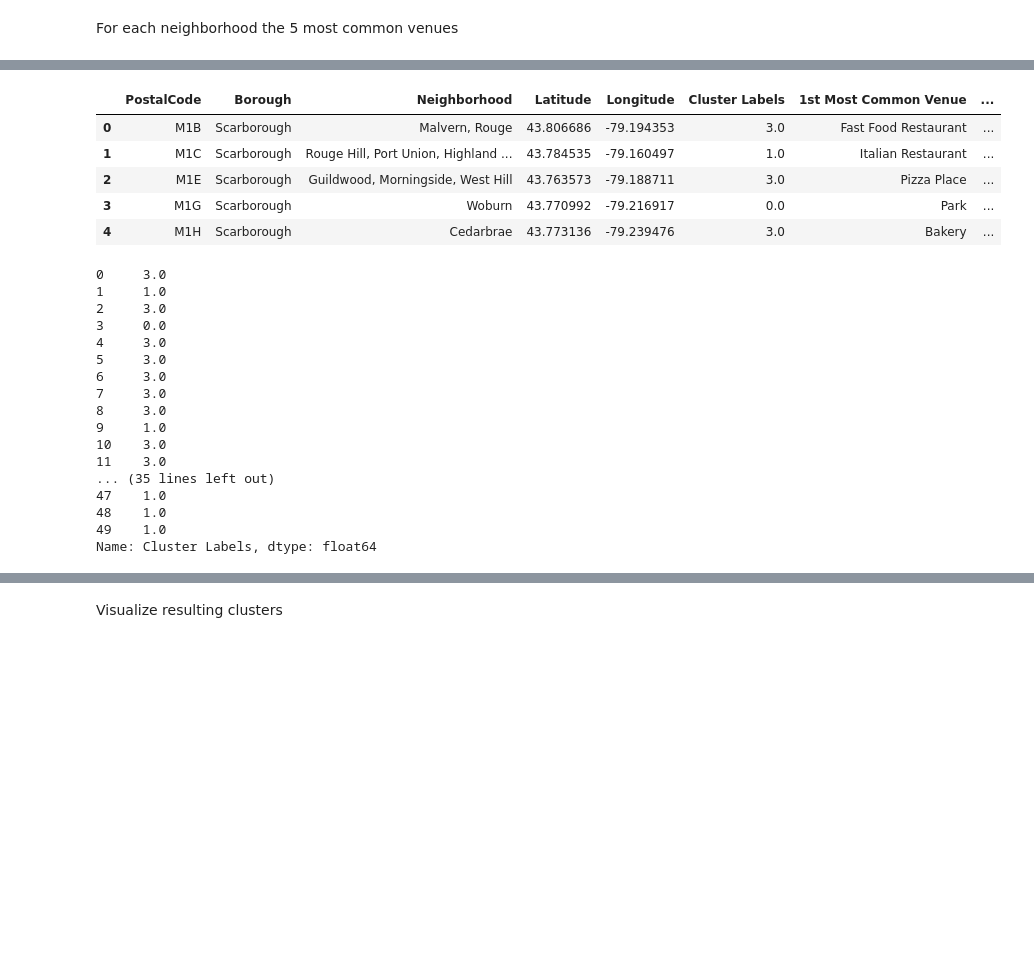
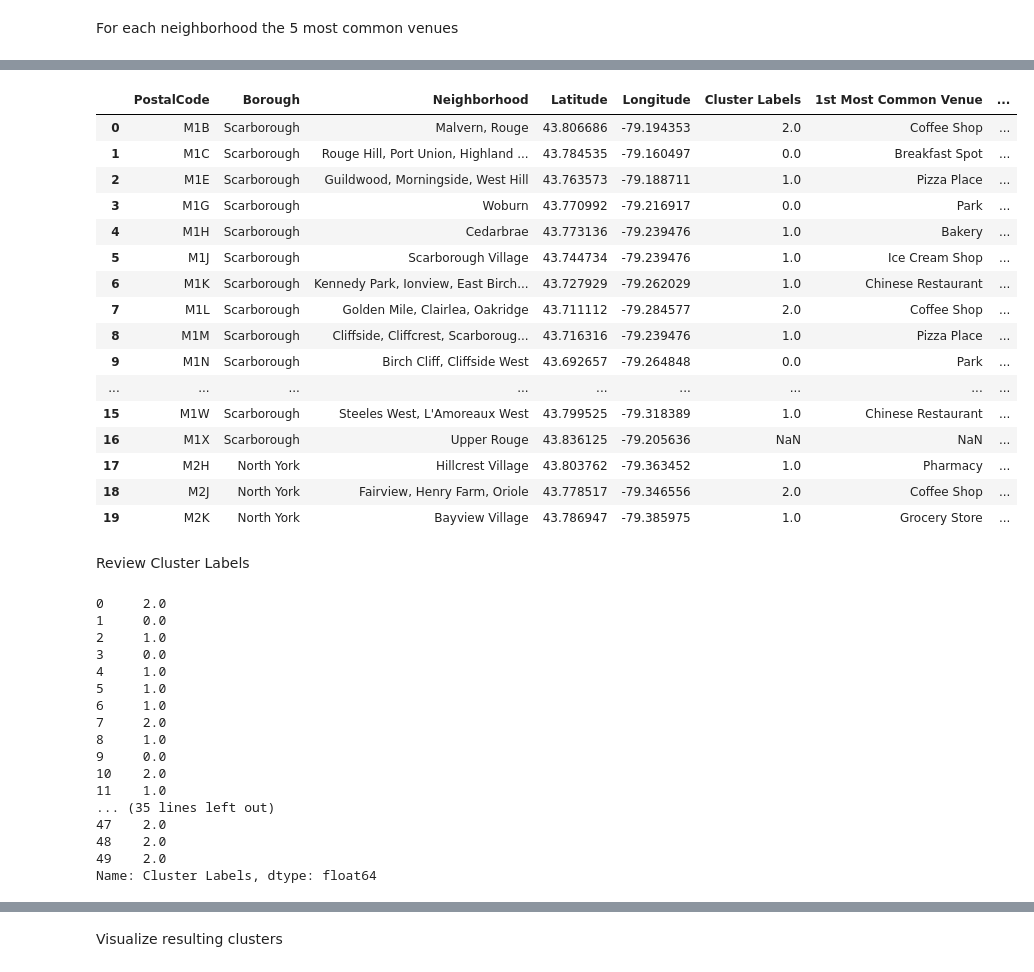
Before and after one commit to wanga-dev/Coursera_Capstone, a Jupyter notebook: Segmenting & Clustering Toronto Neighborhoods.ipynb, the cells around one changed output, grey strips where cells are left out. Cells and saved outputs as stored; diff of their text form; code cells hidden in the pictures; blank space fills up the shorter version.

```diff
--- a/Segmenting & Clustering Toronto Neighborhoods.ipynb
+++ b/Segmenting & Clustering Toronto Neighborhoods.ipynb
@@ -618,5 +626,5 @@ create the new dataframe and display the top 10 venues for each neighborhood.
 # %%
-num_top_venues = 10
+num_top_venues = 5
 
 indicators = ['st', 'nd', 'rd']
 
@@ -661,39 +669,52 @@ array([3, 3, 3, 3, 1, 1, 1, 1, 1, 3], dtype=int32)
 # %%
 # add clustering labels
 neighborhoods_venues_sorted.insert(0, 'Cluster Labels', kmeans.labels_)
 
 toronto_merged = df_merged
 
 # merge toronto_grouped with df_merged to add latitude/longitude for each neighborhood
 toronto_merged = toronto_merged.join(neighborhoods_venues_sorted.set_index('Neighborhood'), on='Neighborhood')
 
 
-toronto_merged.head() # check the last columns!
+toronto_merged.head(20) # check the last columns!
 # %% [output]
 |  | PostalCode | Borough | Neighborhood | Latitude | Longitude | Cluster Labels | 1st Most Common Venue | ... |
-| 0 | M1B | Scarborough | Malvern, Rouge | 43.806686 | -79.194353 | 3.0 | Fast Food Restaurant | ... |
-| 1 | M1C | Scarborough | Rouge Hill, Port Union, Highland ... | 43.784535 | -79.160497 | 1.0 | Italian Restaurant | ... |
-| 2 | M1E | Scarborough | Guildwood, Morningside, West Hill | 43.763573 | -79.188711 | 3.0 | Pizza Place | ... |
+| 0 | M1B | Scarborough | Malvern, Rouge | 43.806686 | -79.194353 | 2.0 | Coffee Shop | ... |
+| 1 | M1C | Scarborough | Rouge Hill, Port Union, Highland ... | 43.784535 | -79.160497 | 0.0 | Breakfast Spot | ... |
+| 2 | M1E | Scarborough | Guildwood, Morningside, West Hill | 43.763573 | -79.188711 | 1.0 | Pizza Place | ... |
 | 3 | M1G | Scarborough | Woburn | 43.770992 | -79.216917 | 0.0 | Park | ... |
-| 4 | M1H | Scarborough | Cedarbrae | 43.773136 | -79.239476 | 3.0 | Bakery | ... |
+| 4 | M1H | Scarborough | Cedarbrae | 43.773136 | -79.239476 | 1.0 | Bakery | ... |
+| 5 | M1J | Scarborough | Scarborough Village | 43.744734 | -79.239476 | 1.0 | Ice Cream Shop | ... |
+| 6 | M1K | Scarborough | Kennedy Park, Ionview, East Birch... | 43.727929 | -79.262029 | 1.0 | Chinese Restaurant | ... |
+| 7 | M1L | Scarborough | Golden Mile, Clairlea, Oakridge | 43.711112 | -79.284577 | 2.0 | Coffee Shop | ... |
+| 8 | M1M | Scarborough | Cliffside, Cliffcrest, Scarboroug... | 43.716316 | -79.239476 | 1.0 | Pizza Place | ... |
+| 9 | M1N | Scarborough | Birch Cliff, Cliffside West | 43.692657 | -79.264848 | 0.0 | Park | ... |
+| ... | ... | ... | ... | ... | ... | ... | ... | ... |
+| 15 | M1W | Scarborough | Steeles West, L'Amoreaux West | 43.799525 | -79.318389 | 1.0 | Chinese Restaurant | ... |
+| 16 | M1X | Scarborough | Upper Rouge | 43.836125 | -79.205636 | NaN | NaN | ... |
+| 17 | M2H | North York | Hillcrest Village | 43.803762 | -79.363452 | 1.0 | Pharmacy | ... |
+| 18 | M2J | North York | Fairview, Henry Farm, Oriole | 43.778517 | -79.346556 | 2.0 | Coffee Shop | ... |
+| 19 | M2K | North York | Bayview Village | 43.786947 | -79.385975 | 1.0 | Grocery Store | ... |
+# %% [markdown]
+Review Cluster Labels
 # %%
 toronto_merged['Cluster Labels'][0:50]
 # %% [output]
-0     3.0
-1     1.0
-2     3.0
+0     2.0
+1     0.0
+2     1.0
 3     0.0
-4     3.0
-5     3.0
-6     3.0
-7     3.0
-8     3.0
-9     1.0
-10    3.0
-11    3.0
+4     1.0
+5     1.0
+6     1.0
+7     2.0
+8     1.0
+9     0.0
+10    2.0
+11    1.0
 ... (35 lines left out)
-47    1.0
-48    1.0
-49    1.0
+47    2.0
+48    2.0
+49    2.0
 Name: Cluster Labels, dtype: float64
 # %%
```
Also changed, not shown: parts of 27 cells of this notebook.
